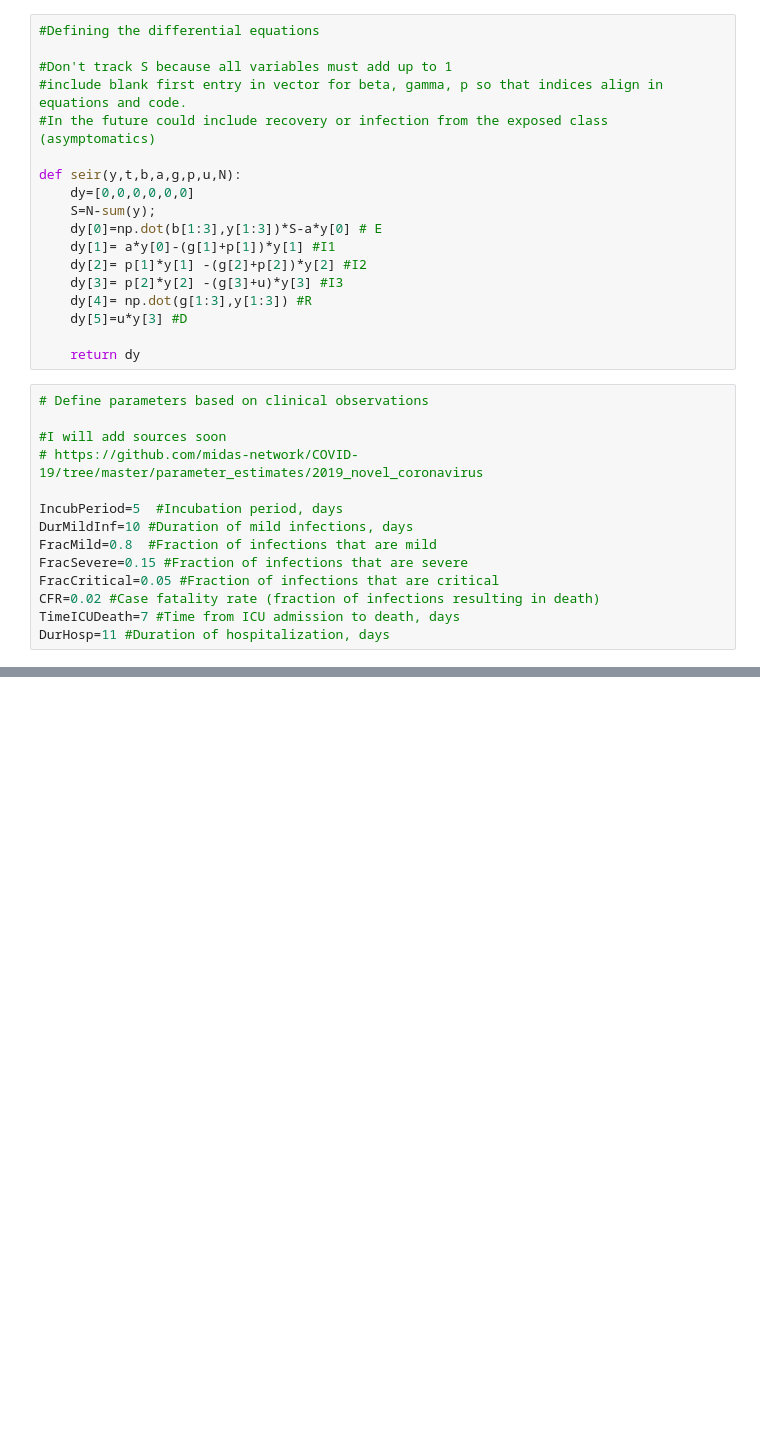
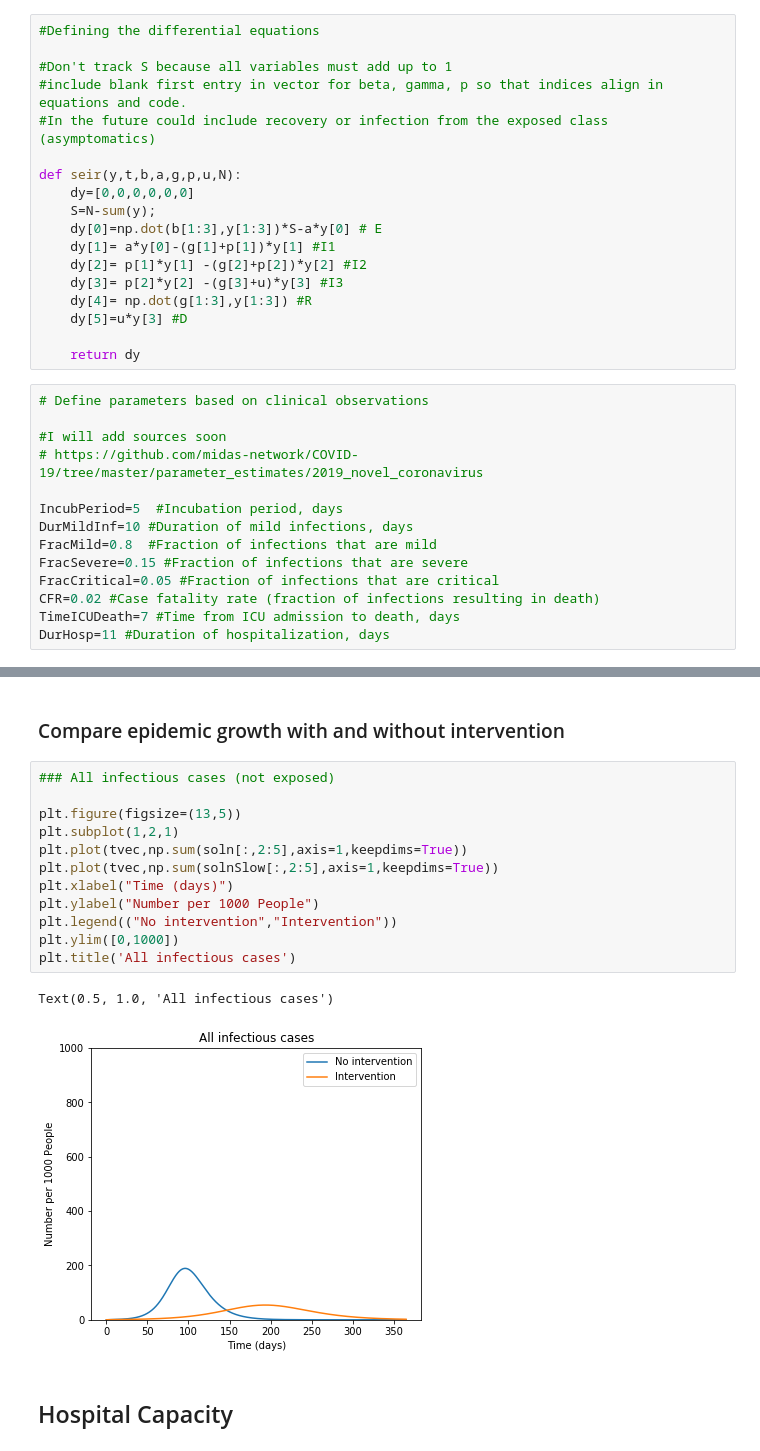
Before and after one commit to alsnhll/SEIR_COVID19, a Jupyter notebook: SEIR_COVID19.ipynb, the cells around one changed output, grey strips where cells are left out. Drawn from its saved outputs; the diff is of its cells as text; blank space fills up the shorter version.

```diff
--- a/SEIR_COVID19.ipynb
+++ b/SEIR_COVID19.ipynb
@@ -150,0 +193,19 @@ print(DoublingTime)
+# %% [markdown]
+### Compare epidemic growth with and without intervention
+# %%
+### All infectious cases (not exposed)
+
+plt.figure(figsize=(13,5))
+plt.subplot(1,2,1)
+plt.plot(tvec,np.sum(soln[:,2:5],axis=1,keepdims=True))
+plt.plot(tvec,np.sum(solnSlow[:,2:5],axis=1,keepdims=True))
+plt.xlabel("Time (days)")
+plt.ylabel("Number per 1000 People")
+plt.legend(("No intervention","Intervention"))
+plt.ylim([0,1000])
+plt.title('All infectious cases')
+# %% [output]
+Text(0.5, 1.0, 'All infectious cases')
+[figure, added]
+# %% [markdown]
+## Hospital Capacity
```
Also changed, not shown: parts of 22 cells of this notebook.
